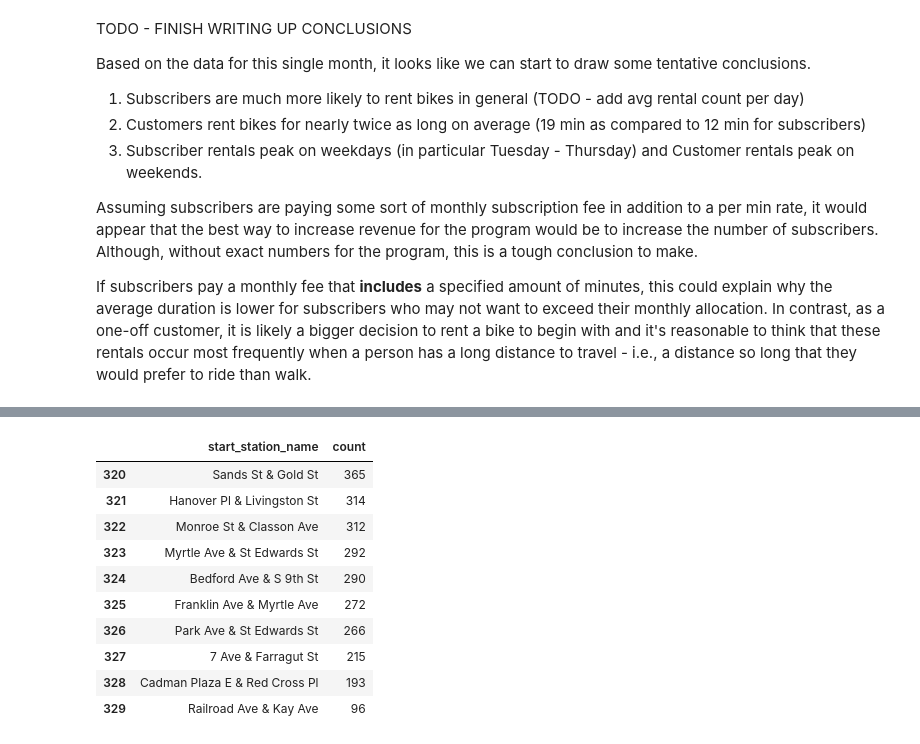
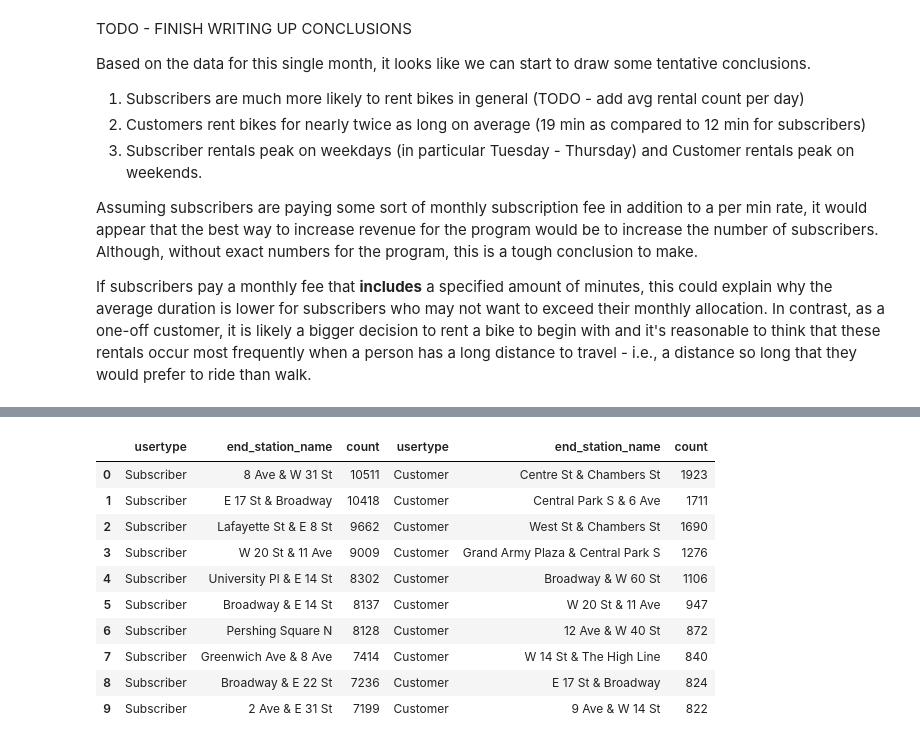
Before and after one commit to stevenrhart/bike-rentals, a Jupyter notebook: notebooks/Bike_Rentals.ipynb, the cells around one changed output, grey strips where cells are left out. Drawn from its saved outputs; the diff is of its cells as text; code cells hidden in the pictures.

```diff
--- a/notebooks/Bike_Rentals.ipynb
+++ b/notebooks/Bike_Rentals.ipynb
@@ -396,16 +441,25 @@ df.pivot_table(index=["start_station_name"], values="count",\
-# %%
-# Bottom 10 stations based on total rental count
-df.pivot_table(index=["start_station_name"], values="count",\
-                  aggfunc=np.sum).sort_values("count", ascending=False).reset_index().tail(10)
-# %% [output]
-|  | start_station_name | count |
-| 320 | Sands St & Gold St | 365 |
-| 321 | Hanover Pl & Livingston St | 314 |
-| 322 | Monroe St & Classon Ave | 312 |
-| 323 | Myrtle Ave & St Edwards St | 292 |
-| 324 | Bedford Ave & S 9th St | 290 |
-| 325 | Franklin Ave & Myrtle Ave | 272 |
-| 326 | Park Ave & St Edwards St | 266 |
-| 327 | 7 Ave & Farragut St | 215 |
-| 328 | Cadman Plaza E & Red Cross Pl | 193 |
-| 329 | Railroad Ave & Kay Ave | 96 |
+# %%
+# Create new dfs for popular end stations by user_type
+sub_end_stations = df[df.usertype == 'Subscriber'].pivot_table(index=['usertype','end_station_name',\
+                               'end_station_longitude', 'end_station_latitude'], values='count',\
+                               aggfunc=np.sum).sort_values('count', ascending=False).reset_index().head(10)
+
+cus_end_stations = df[df.usertype == 'Customer'].pivot_table(index=['usertype','end_station_name',\
+                               'end_station_longitude', 'end_station_latitude'], values='count',\
+                               aggfunc=np.sum).sort_values('count', ascending=False).reset_index().head(10)
+
+# Top 10 end stations by user type
+pd.concat([sub_end_stations[['usertype','end_station_name','count']],\
+           cus_end_stations[['usertype','end_station_name','count']]], axis=1)
+# %% [output]
+|  | usertype | end_station_name | count | usertype | end_station_name | count |
+| 0 | Subscriber | 8 Ave & W 31 St | 10511 | Customer | Centre St & Chambers St | 1923 |
+| 1 | Subscriber | E 17 St & Broadway | 10418 | Customer | Central Park S & 6 Ave | 1711 |
+| 2 | Subscriber | Lafayette St & E 8 St | 9662 | Customer | West St & Chambers St | 1690 |
+| 3 | Subscriber | W 20 St & 11 Ave | 9009 | Customer | Grand Army Plaza & Central Park S | 1276 |
+| 4 | Subscriber | University Pl & E 14 St | 8302 | Customer | Broadway & W 60 St | 1106 |
+| 5 | Subscriber | Broadway & E 14 St | 8137 | Customer | W 20 St & 11 Ave | 947 |
+| 6 | Subscriber | Pershing Square N | 8128 | Customer | 12 Ave & W 40 St | 872 |
+| 7 | Subscriber | Greenwich Ave & 8 Ave | 7414 | Customer | W 14 St & The High Line | 840 |
+| 8 | Subscriber | Broadway & E 22 St | 7236 | Customer | E 17 St & Broadway | 824 |
+| 9 | Subscriber | 2 Ave & E 31 St | 7199 | Customer | 9 Ave & W 14 St | 822 |
```
Also changed, not shown: parts of 33 cells of this notebook.
